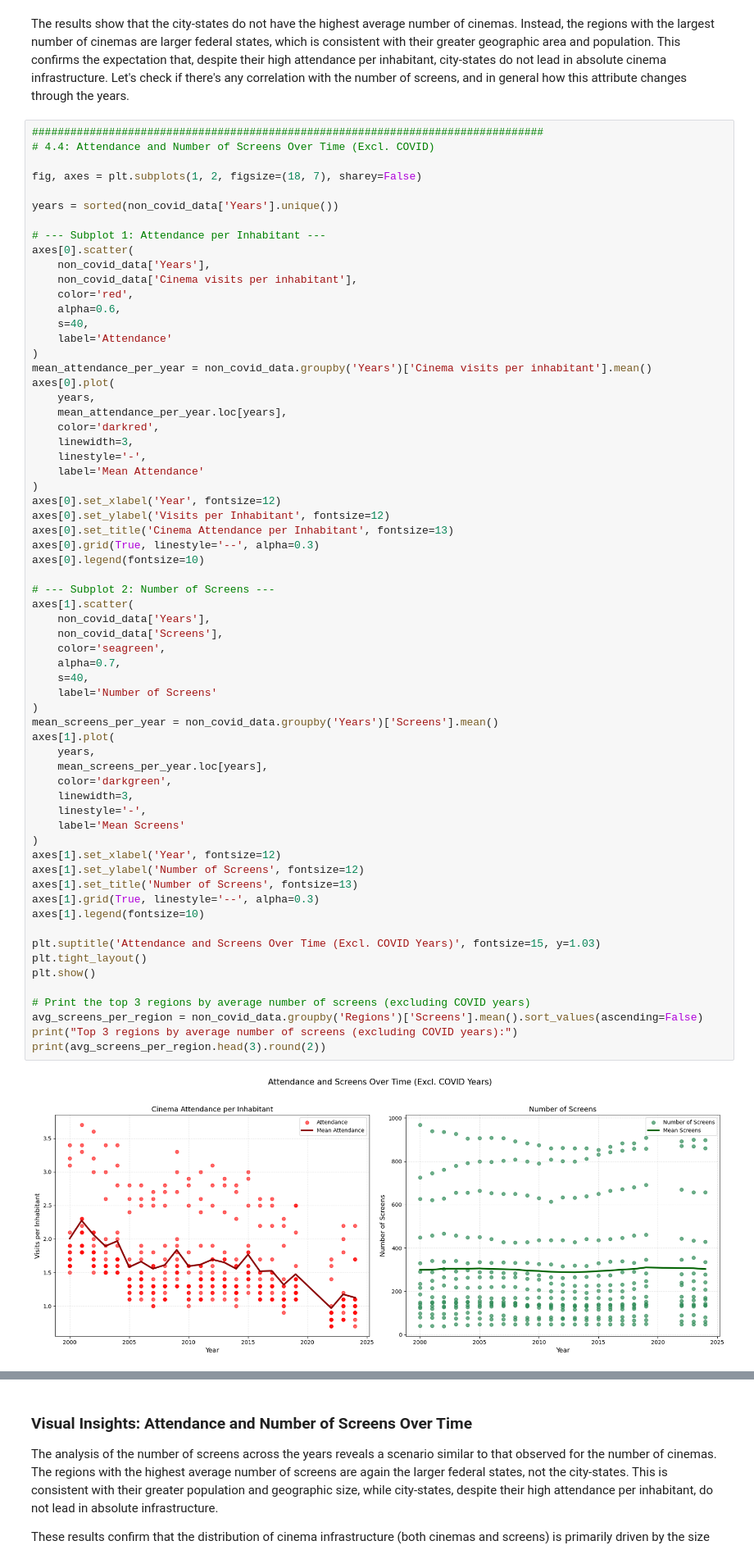
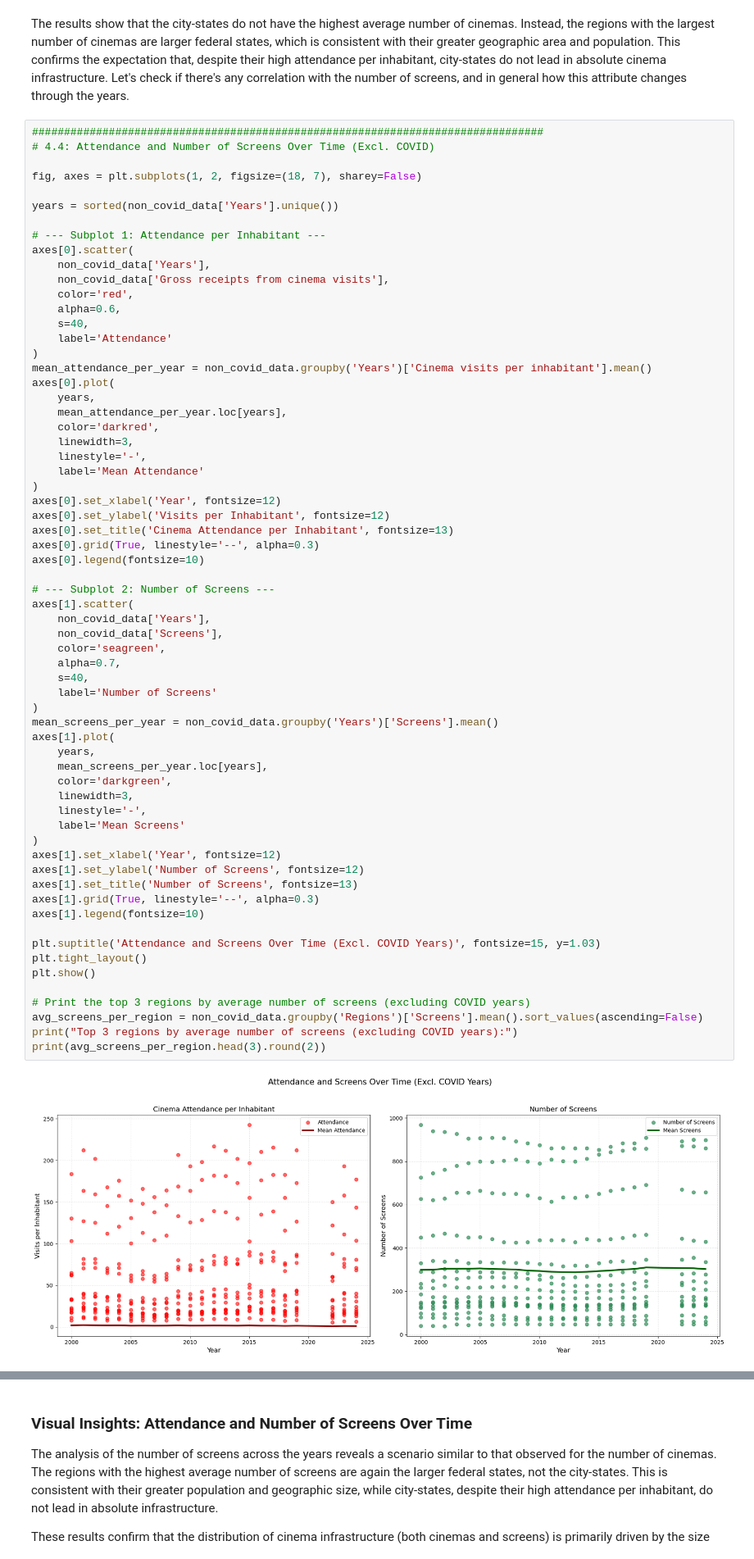
Before and after one commit to federico-bnt/German-cinema-exploratory-analysis-2025, a Jupyter notebook: bin/analysis_notebook.ipynb, the cells around one changed output, grey strips where cells are left out. Shown at 82% size. Drawn from its saved outputs; the diff is of its cells as text.

```diff
--- a/bin/analysis_notebook.ipynb
+++ b/bin/analysis_notebook.ipynb
@@ -904,7 +904,7 @@ years = sorted(non_covid_data['Years'].unique())
 # --- Subplot 1: Attendance per Inhabitant ---
 axes[0].scatter(
     non_covid_data['Years'],
-    non_covid_data['Cinema visits per inhabitant'],
+    non_covid_data['Gross receipts from cinema visits'],
     color='red',
     alpha=0.6,
     s=40,
@@ -931,34 +931,34 @@ axes[1].scatter(
     non_covid_data['Screens'],
     color='seagreen',
     alpha=0.7,
     s=40,
     label='Number of Screens'
 )
 mean_screens_per_year = non_covid_data.groupby('Years')['Screens'].mean()
 axes[1].plot(
     years,
     mean_screens_per_year.loc[years],
     color='darkgreen',
     linewidth=3,
     linestyle='-',
     label='Mean Screens'
 )
 axes[1].set_xlabel('Year', fontsize=12)
 axes[1].set_ylabel('Number of Screens', fontsize=12)
 axes[1].set_title('Number of Screens', fontsize=13)
 axes[1].grid(True, linestyle='--', alpha=0.3)
 axes[1].legend(fontsize=10)
 
 plt.suptitle('Attendance and Screens Over Time (Excl. COVID Years)', fontsize=15, y=1.03)
 plt.tight_layout()
 plt.show()
 
 # Print the top 3 regions by average number of screens (excluding COVID years)
 avg_screens_per_region = non_covid_data.groupby('Regions')['Screens'].mean().sort_values(ascending=False)
 print("Top 3 regions by average number of screens (excluding COVID years):")
 print(avg_screens_per_region.head(3).round(2))
 # %% [output]
-[figure, old version]
+[figure, new version]
 Top 3 regions by average number of screens (excluding COVID years):
 Regions
 Nordrhein-Westfalen    894.96
```
Also changed, not shown: parts of 9 cells of this notebook.
